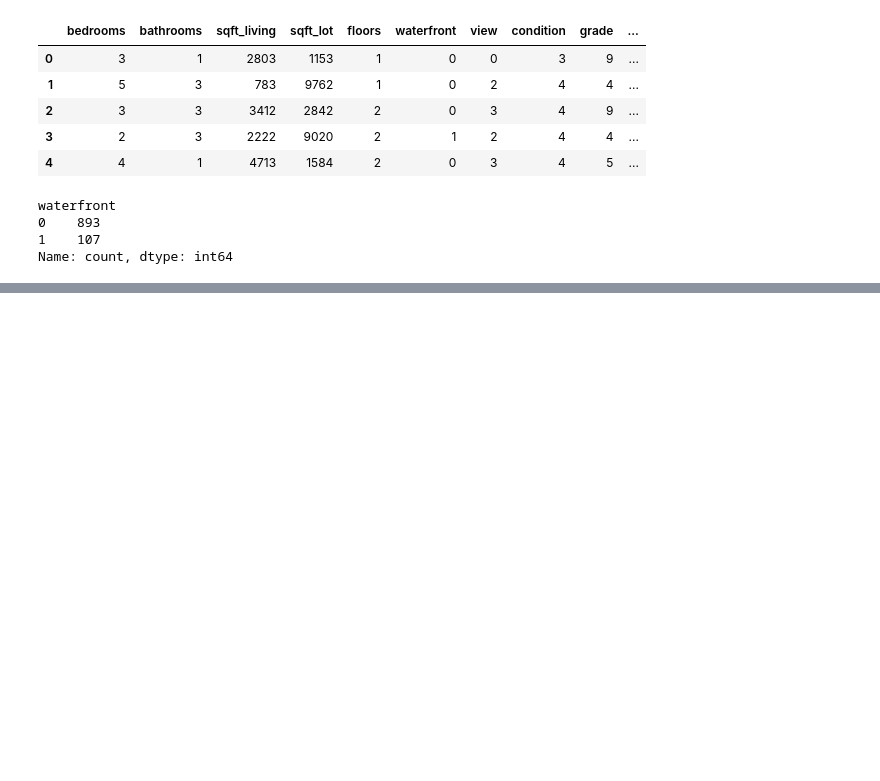
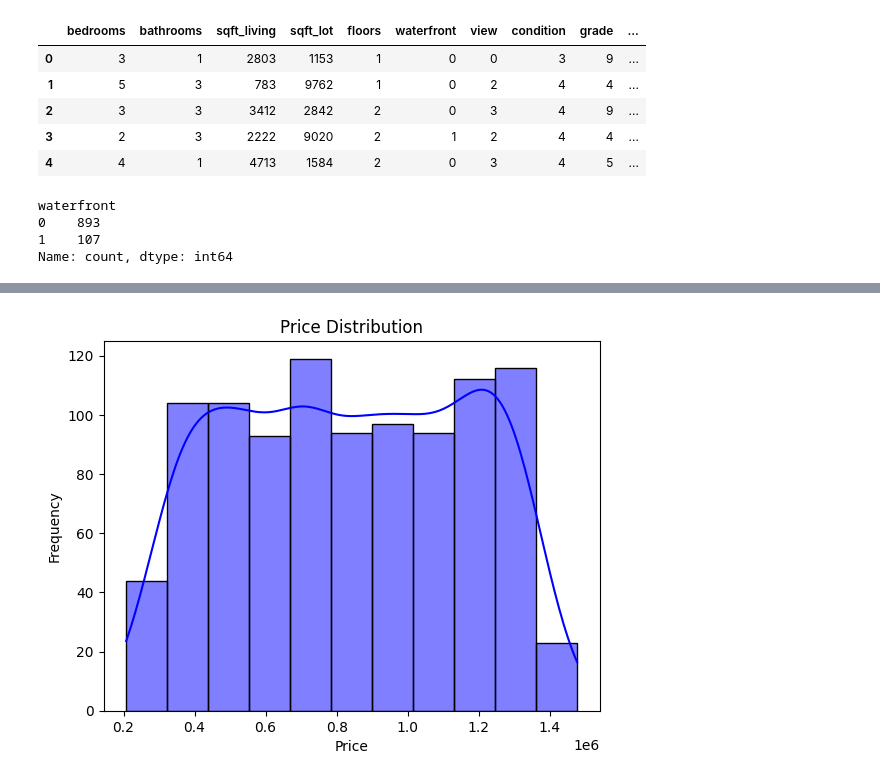
Before and after one commit to gregory-bot/python-chatbot-assignment, a Jupyter notebook: house-prices.ipynb, the cells around one changed output, grey strips where cells are left out. Drawn from its saved outputs; the diff is of its cells as text; code cells hidden in the pictures; blank space fills up the shorter version.

Commit message:
distribution

```diff
--- a/house-prices.ipynb
+++ b/house-prices.ipynb
@@ -32,0 +69,4 @@ Name: count, dtype: int64
+# %%
+#drop zipcode column
+house_prices_data = house_prices_data.drop(['zipcode'], axis=1)
+house_prices_data.head()
@@ -32,0 +96,9 @@ Name: count, dtype: int64
+# %%
+# Price distribution
+sns.histplot(data=house_prices_data, x="price", color="blue", kde=True)
+plt.title("Price Distribution")
+plt.xlabel("Price")
+plt.ylabel("Frequency")
+plt.show()
+# %% [output]
+[figure, added]
```
Also changed, not shown: parts of 7 cells of this notebook.
